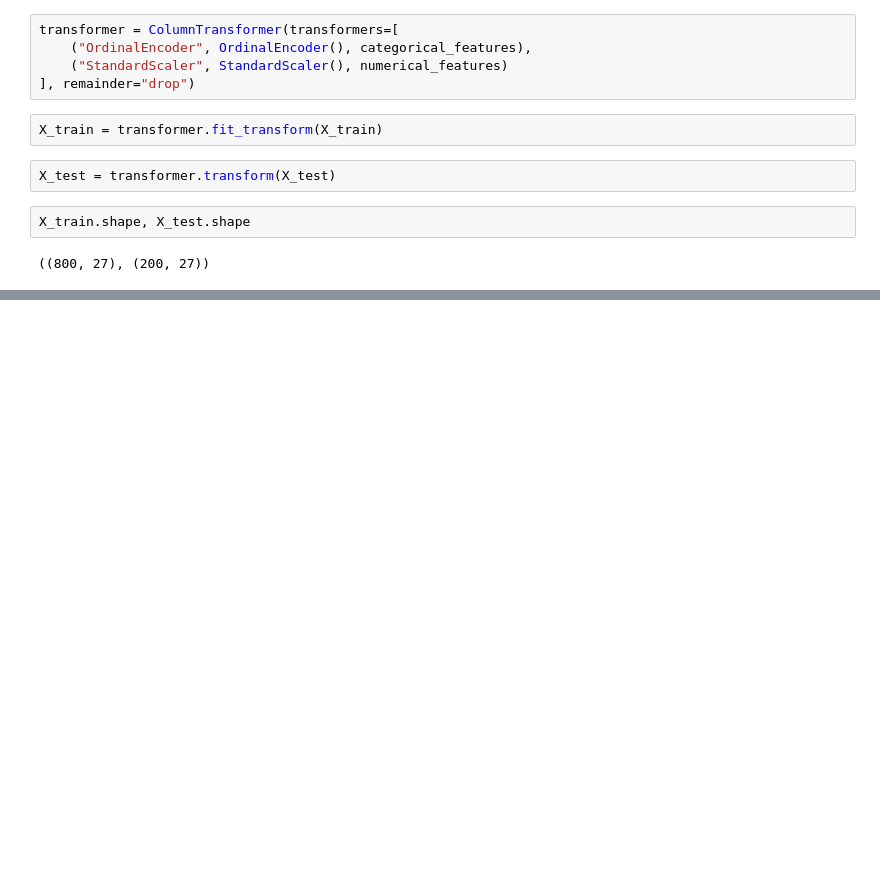
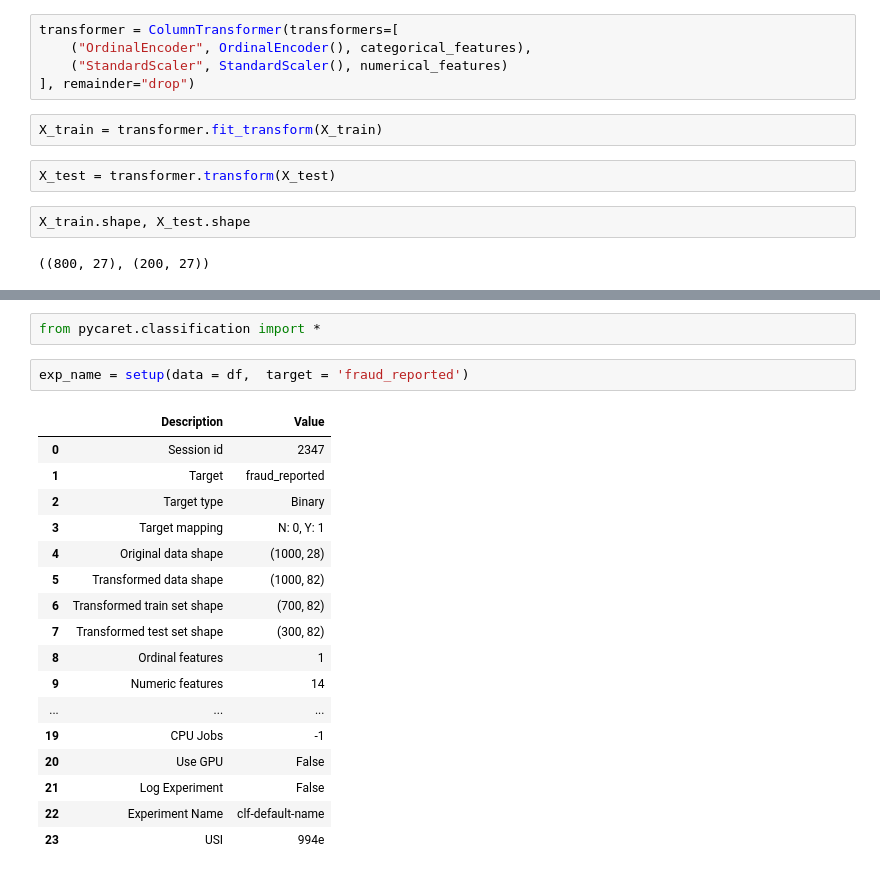
Before and after one commit to gbiamgaurav/insurance_claims, a Jupyter notebook: notebook/model_training.ipynb, the cells around one changed output, grey strips where cells are left out. Cells and saved outputs as stored; diff of their text form; blank space fills up the shorter version.

Commit message:
README.md updated and model training updated

```diff
--- a/notebook/model_training.ipynb
+++ b/notebook/model_training.ipynb
@@ -388,2 +422,24 @@ results_df
 | 4 | KNeighborsClassifier | 0.645223 | 0.695 |
 | 3 | SVC | 0.609420 | 0.725 |
+# %%
+from pycaret.classification import *
+# %%
+exp_name = setup(data = df,  target = 'fraud_reported')
+# %% [output]
+|  | Description | Value |
+| 0 | Session id | 2347 |
+| 1 | Target | fraud_reported |
+| 2 | Target type | Binary |
+| 3 | Target mapping | N: 0, Y: 1 |
+| 4 | Original data shape | (1000, 28) |
+| 5 | Transformed data shape | (1000, 82) |
+| 6 | Transformed train set shape | (700, 82) |
+| 7 | Transformed test set shape | (300, 82) |
+| 8 | Ordinal features | 1 |
+| 9 | Numeric features | 14 |
+| ... | ... | ... |
+| 19 | CPU Jobs | -1 |
+| 20 | Use GPU | False |
+| 21 | Log Experiment | False |
+| 22 | Experiment Name | clf-default-name |
+| 23 | USI | 994e |
```
Also changed, not shown: parts of 8 cells of this notebook, 5 other files.
